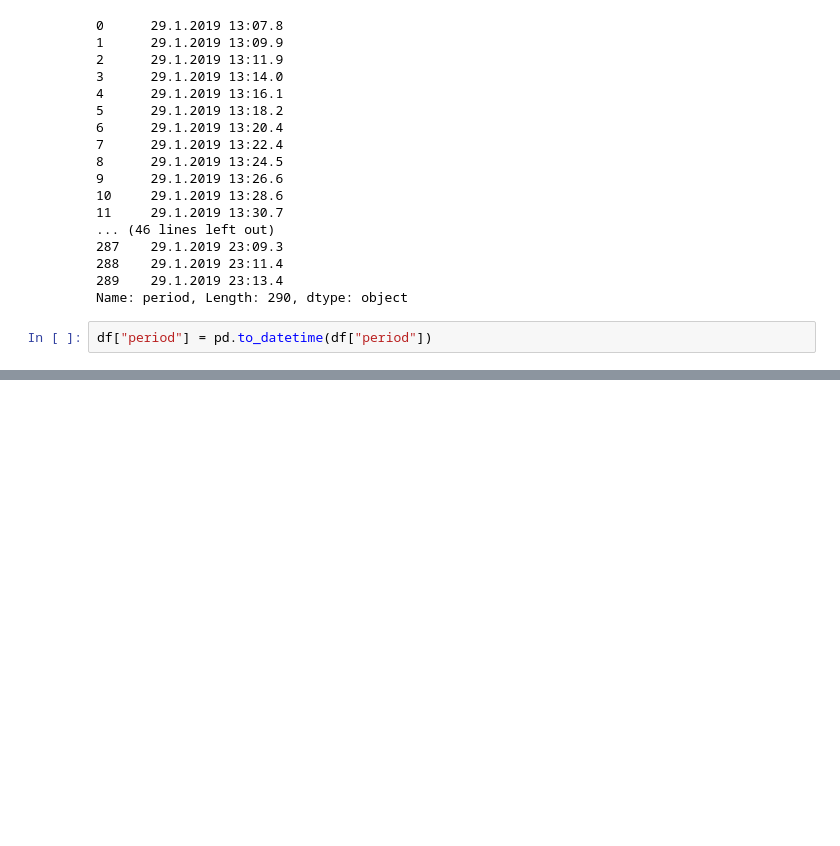
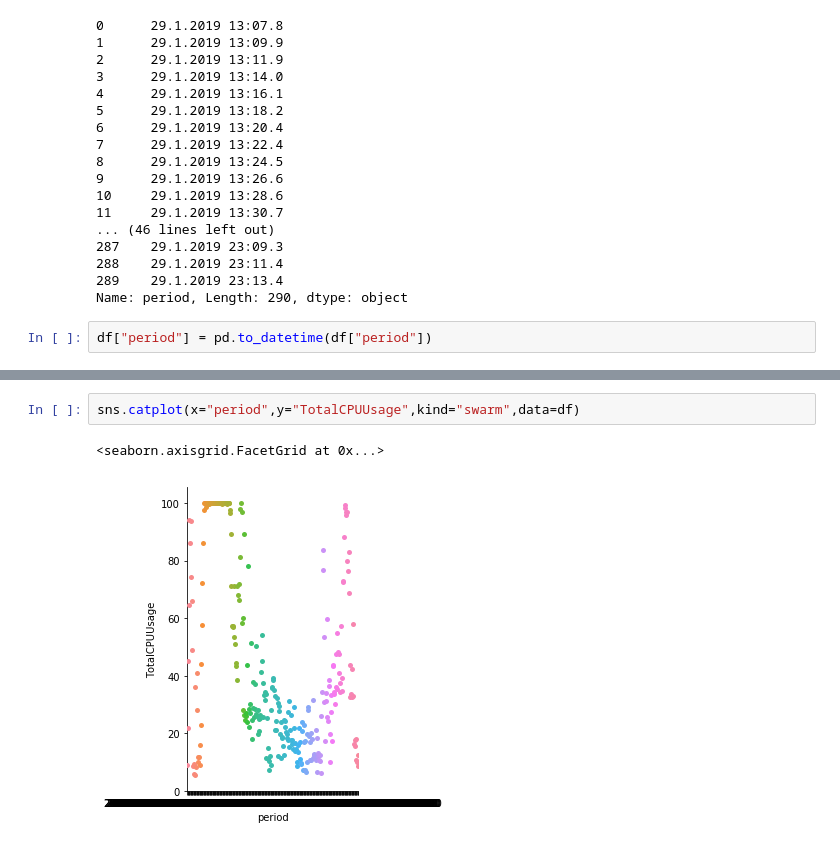
Before and after one commit to gklc811/pyGPU, a Jupyter notebook: Plotting_with_categorical_data.ipynb, the cells around one changed output, grey strips where cells are left out. Cells and saved outputs as stored; diff of their text form; blank space fills up the shorter version.

```diff
--- a/Plotting_with_categorical_data.ipynb
+++ b/Plotting_with_categorical_data.ipynb
@@ -102,0 +119,5 @@ memory usage: 426.0+ KB
+# %%
+sns.catplot(x="period",y="TotalCPUUsage",kind="swarm",data=df)
+# %% [output]
+<seaborn.axisgrid.FacetGrid at 0x...>
+[figure, added]
```
Also changed, not shown: parts of 12 cells of this notebook, 1 other file.
